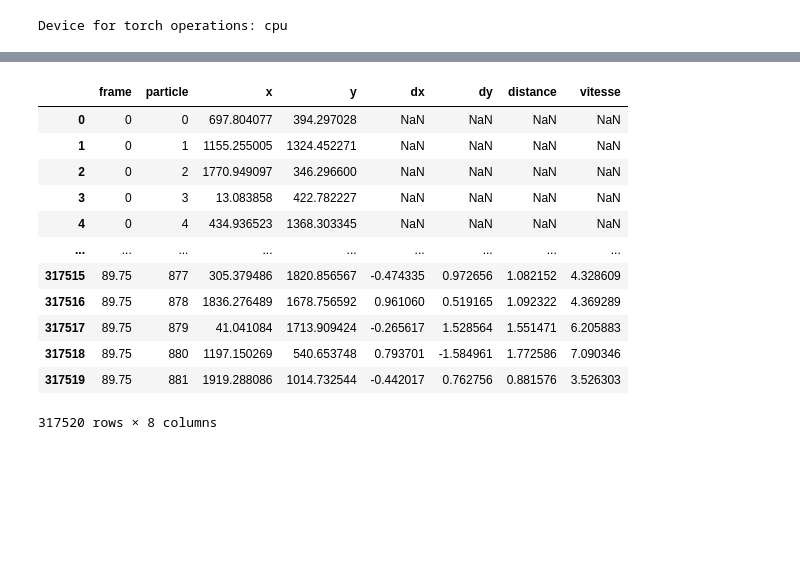
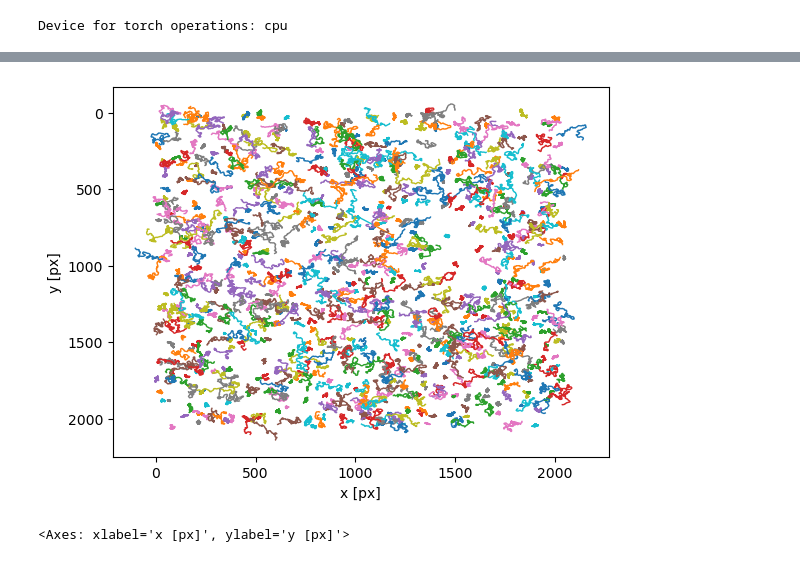
Before and after one commit to Alex-code-lab/particle_model, a Jupyter notebook: Modèle_Simu_particules.ipynb, the cells around one changed output, grey strips where cells are left out. Drawn from its saved outputs; the diff is of its cells as text; code cells hidden in the pictures; blank space fills up the shorter version.

```diff
--- a/Modèle_Simu_particules.ipynb
+++ b/Modèle_Simu_particules.ipynb
@@ -492,16 +491,0 @@ plt.show()
-# %%
-data_frame
-# %% [output]
-|  | frame | particle | x | y | dx | dy | distance | vitesse |
-| 0 | 0 | 0 | 697.804077 | 394.297028 | NaN | NaN | NaN | NaN |
-| 1 | 0 | 1 | 1155.255005 | 1324.452271 | NaN | NaN | NaN | NaN |
-| 2 | 0 | 2 | 1770.949097 | 346.296600 | NaN | NaN | NaN | NaN |
-| 3 | 0 | 3 | 13.083858 | 422.782227 | NaN | NaN | NaN | NaN |
-| 4 | 0 | 4 | 434.936523 | 1368.303345 | NaN | NaN | NaN | NaN |
-| ... | ... | ... | ... | ... | ... | ... | ... | ... |
-| 317515 | 89.75 | 877 | 305.379486 | 1820.856567 | -0.474335 | 0.972656 | 1.082152 | 4.328609 |
-| 317516 | 89.75 | 878 | 1836.276489 | 1678.756592 | 0.961060 | 0.519165 | 1.092322 | 4.369289 |
-| 317517 | 89.75 | 879 | 41.041084 | 1713.909424 | -0.265617 | 1.528564 | 1.551471 | 6.205883 |
-| 317518 | 89.75 | 880 | 1197.150269 | 540.653748 | 0.793701 | -1.584961 | 1.772586 | 7.090346 |
-| 317519 | 89.75 | 881 | 1919.288086 | 1014.732544 | -0.442017 | 0.762756 | 0.881576 | 3.526303 |
-317520 rows × 8 columns
@@ -509,0 +492,45 @@ IMSD = tp.imsd(data_frame, mpp = 0.637, fps = 1/15)
+# %%
+def adjust_positions_xy(group):
+    SPACE_SIZE_X = SPACE_SIZE  # La taille de l'espace toroïdal en x
+    SPACE_SIZE_Y = SPACE_SIZE  # La taille de l'espace toroïdal en y, ajustez selon votre espace
+    # Calculer les différences pour obtenir 'dx' et 'dy'
+    group['dx'] = group['x'].diff().fillna(0)
+    group['dy'] = group['y'].diff().fillna(0)
+
+    # Initialiser de nouvelles colonnes pour les positions ajustées
+    group['adjusted_x'] = group['x'].copy()
+    group['adjusted_y'] = group['y'].copy()
+
+    # Ajuster les positions en x
+    for i in range(1, len(group)):
+        if group.iloc[i]['dx'] > SPACE_SIZE_X / 2:
+            group['adjusted_x'].iloc[i:] -= SPACE_SIZE_X
+        elif group.iloc[i]['dx'] < -SPACE_SIZE_X / 2:
+            group['adjusted_x'].iloc[i:] += SPACE_SIZE_X
+
+    # Ajuster les positions en y
+    for i in range(1, len(group)):
+        if group.iloc[i]['dy'] > SPACE_SIZE_Y / 2:
+            group['adjusted_y'].iloc[i:] -= SPACE_SIZE_Y
+        elif group.iloc[i]['dy'] < -SPACE_SIZE_Y / 2:
+            group['adjusted_y'].iloc[i:] += SPACE_SIZE_Y
+
+    # Calculer dx et dy ajustés après correction
+    group['adjusted_dx'] = group['adjusted_x'].diff().fillna(0)
+    group['adjusted_dy'] = group['adjusted_y'].diff().fillna(0)
+
+    return group
+
+# Assurez-vous que votre DataFrame df_final contient une colonne 'y' pour chaque position y
+# Par exemple, ajouter: df_final['y'] = [valeur_y1, valeur_y2, ...] pour chaque particule
+
+# Appliquer la fonction à chaque groupe de particules et concaténer les résultats
+df_adjusted = data_frame.groupby('particle').apply(adjust_positions_xy).reset_index(drop=True)
+
+df_adjusted['x'] = df_adjusted['adjusted_x']
+df_adjusted['y'] = df_adjusted['adjusted_y']
+# %%
+tp.plot_traj(traj=df_adjusted)
+# %% [output]
+[figure, added]
+<Axes: xlabel='x [px]', ylabel='y [px]'>
```
Also changed, not shown: parts of 17 cells of this notebook.
